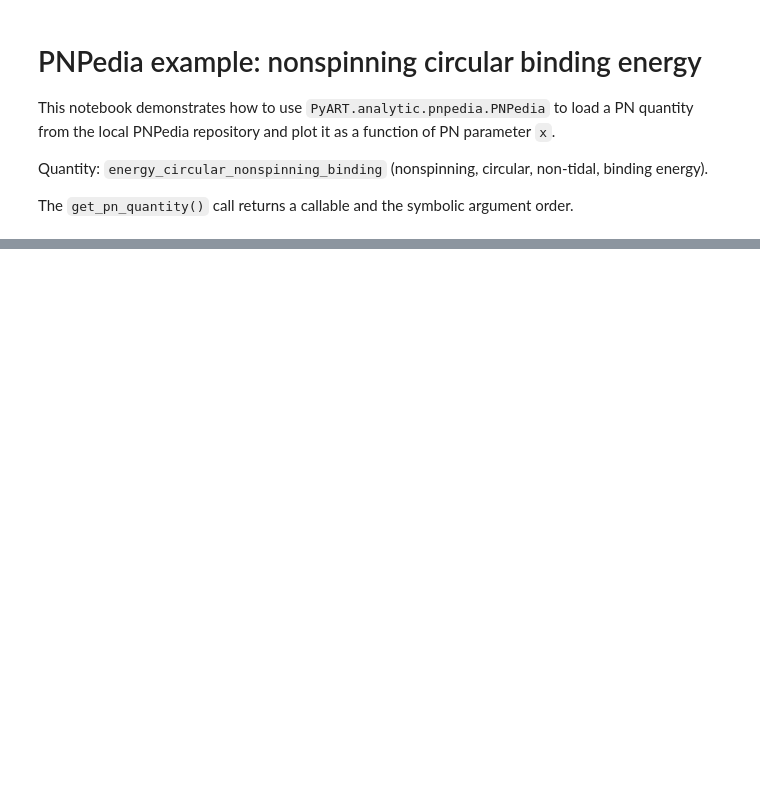
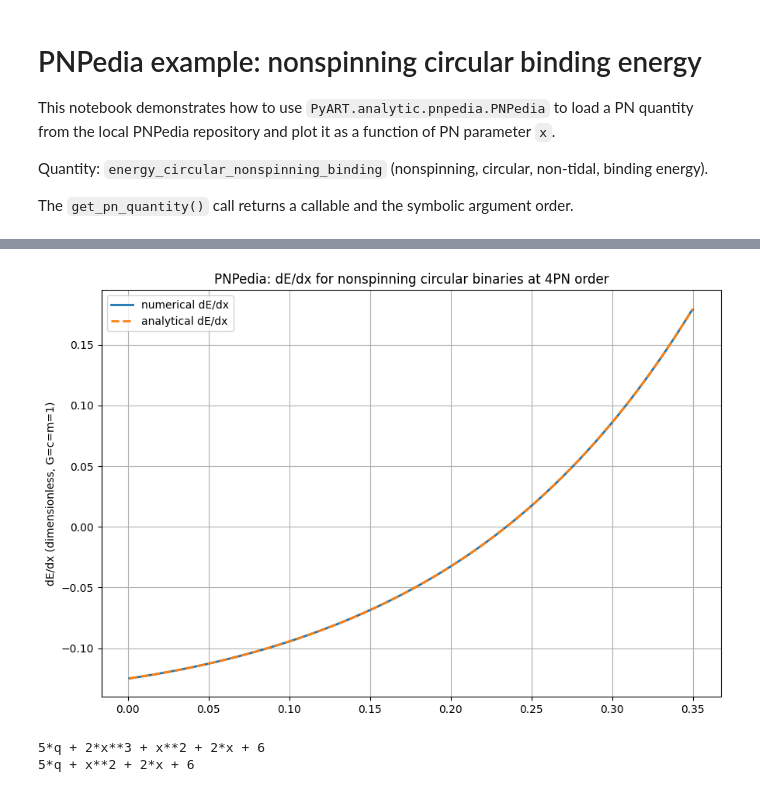
Before and after one commit to RoxGamba/PyART, a Jupyter notebook: docs/source/tutorials/pnpedia.ipynb, the cells around one changed output, grey strips where cells are left out. Cells and saved outputs as stored; diff of their text form; code cells hidden in the pictures; blank space fills up the shorter version.

```diff
--- a/docs/source/tutorials/pnpedia.ipynb
+++ b/docs/source/tutorials/pnpedia.ipynb
@@ -87,0 +147,33 @@ plt.show()
+# %%
+analytic_E = npd.get_pn_quantity('energy_circular_nonspinning_binding', '4')
+analytic_E_dvt = analytic_E.derivative('x')
+
+# plot the numerical derivative and the analytical one
+numerical_dvt = np.gradient(analytic_E.to_function()[0](*[value_map[str(s)] for s in vrse]), x)
+plt.figure(figsize=(9,6))
+plt.plot(x, numerical_dvt, label='numerical dE/dx', lw=2)
+plt.plot(x, analytic_E_dvt.to_function()[0](*[value_map[str(s)] for s in vrse]), label='analytical dE/dx', lw=2, ls='--')
+plt.ylabel('dE/dx (dimensionless, G=c=m=1)')
+plt.title('PNPedia: dE/dx for nonspinning circular binaries at 4PN order')
+plt.grid(True)
+plt.legend()
+plt.tight_layout()
+plt.show()
+# %% [output]
+[figure, added]
+# %%
+# AnalyticalExpression objects can be added, subtracted, multiplied, divided, etc.
+# to create new derived quantities, exactly like standard sympy expressions.
+
+from PyART.analytic import AnalyticExpression
+
+simple_expression_1 = AnalyticExpression('x**2 + 3*x + 5 + 5*q', var=['x', 'q'])
+simple_expression_2 = AnalyticExpression('2*x**3 - x + 1', var=['x'])
+
+derived_expression = simple_expression_1 + simple_expression_2
+
+print(derived_expression.expr)
+print(derived_expression.truncate('x', 2).expr)  # truncate to x^2 order
+# %% [output]
+5*q + 2*x**3 + x**2 + 2*x + 6
+5*q + x**2 + 2*x + 6
```
Also changed, not shown: parts of 4 cells of this notebook, 9 other files.
